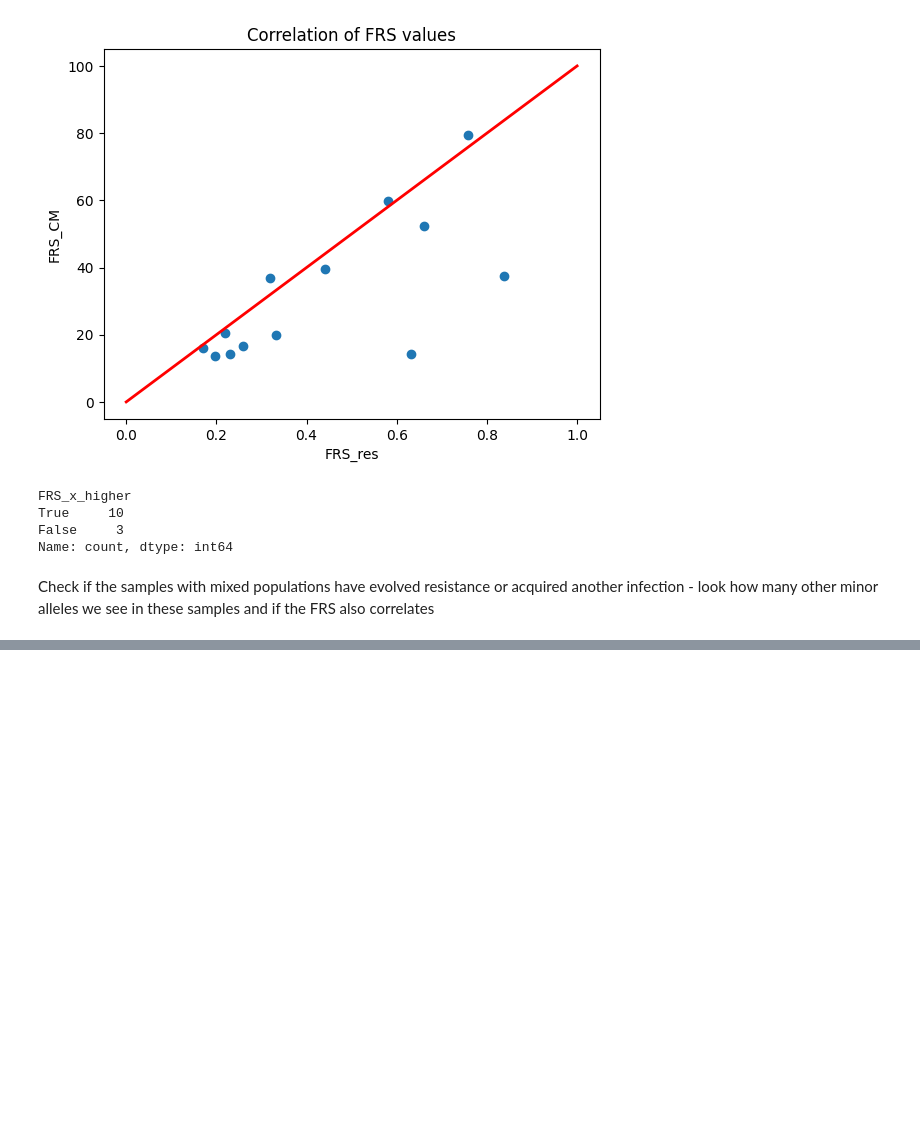
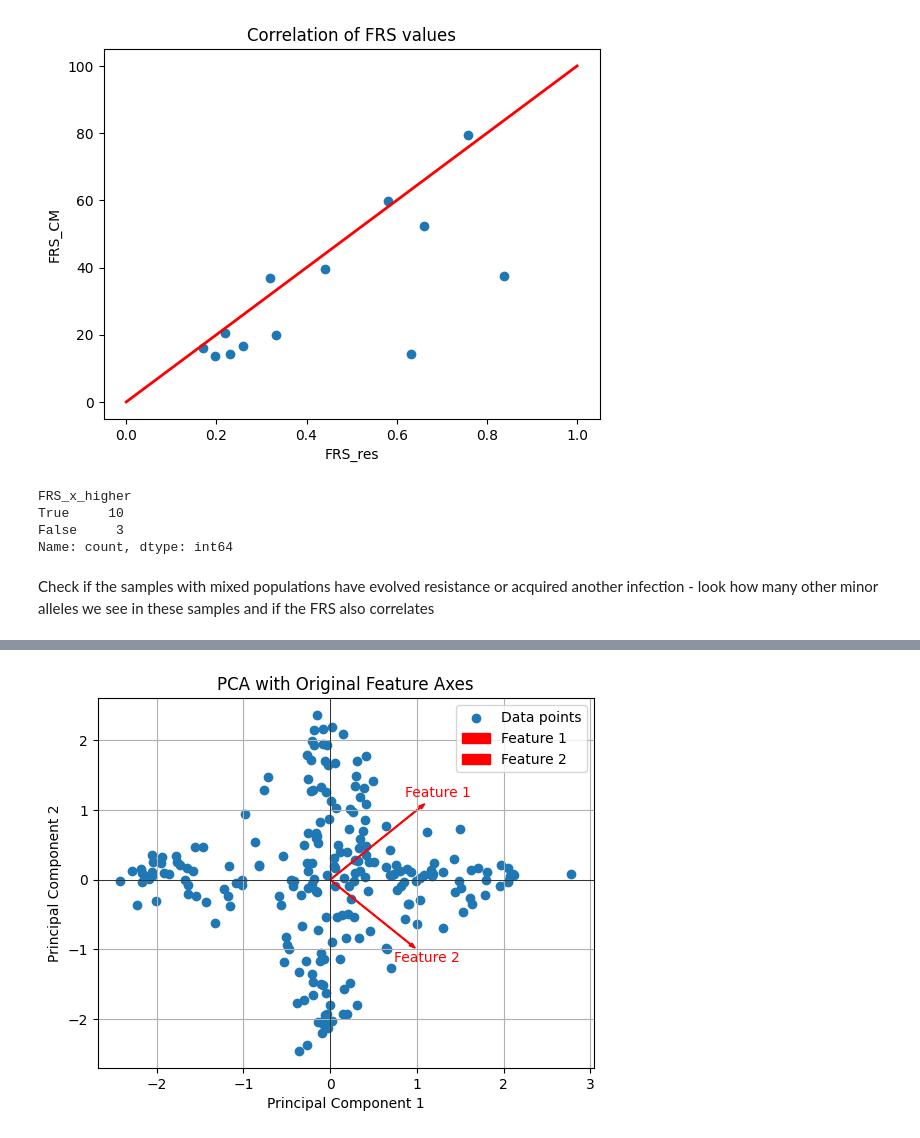
Before and after one commit to fowler-lab/tb-rnap-subpopulations, a Jupyter notebook: Reproduce_Figures.ipynb, the cells around one changed output, grey strips where cells are left out. Drawn from its saved outputs; the diff is of its cells as text; code cells hidden in the pictures; blank space fills up the shorter version.

```diff
--- a/Reproduce_Figures.ipynb
+++ b/Reproduce_Figures.ipynb
@@ -827,40 +798,35 @@ plt.show()
 # %%
-import numpy as np
-import matplotlib.pyplot as plt
-from sklearn.decomposition import PCA
-from sklearn.preprocessing import StandardScaler
-
-# Sample data
-X = X
 # Standardize the data
 scaler = StandardScaler()
 X_scaled = scaler.fit_transform(X)
 
 # Perform PCA
 pca = PCA(n_components=2)
 X_pca = pca.fit_transform(X_scaled)
 
 # Get the principal components
 components = pca.components_
 
 # Create a scatter plot of the PCA-transformed data
 plt.scatter(X_pca[:, 0], X_pca[:, 1], label='Data points')
 
 # Plot the original axes in PCA space (original feature space)
 # Here we plot each feature's contribution as vectors
 for i, (component, var) in enumerate(zip(components, pca.explained_variance_ratio_)):
     # Scale the vector by the explained variance (optional)
     vector = component * max(X_pca[:, 0]) * var
     plt.arrow(0, 0, vector[0], vector[1], color='r', width=0.01, head_width=0.05, label=f'Feature {i+1}')
     plt.text(vector[0] * 1.2, vector[1] * 1.2, f'Feature {i+1}', color='r', ha='center', va='center')
 
 # Customize plot
 plt.axhline(0, color='black',linewidth=0.5)
 plt.axvline(0, color='black',linewidth=0.5)
 plt.xlabel('Principal Component 1')
 plt.ylabel('Principal Component 2')
 plt.title('PCA with Original Feature Axes')
 plt.legend()
 plt.grid()
 
 plt.show()
+# %% [output]
+[figure, added]
```
Also changed, not shown: parts of 27 cells of this notebook.
